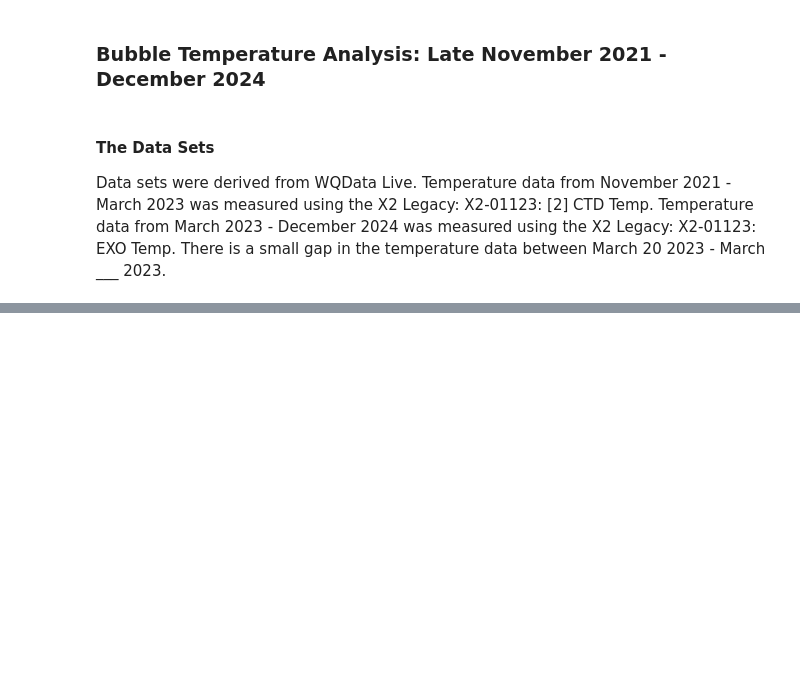
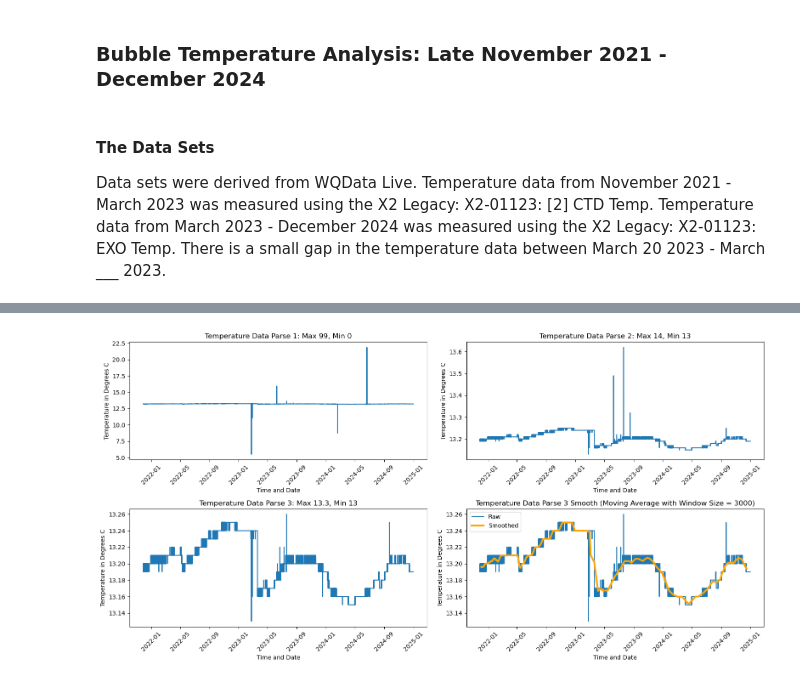
Before and after one commit to miaaaronson/ENE390, a Jupyter notebook: Thesis_Work/Misc_Code/All_Bubble_Data_ASOF2024.ipynb, the cells around one changed output, grey strips where cells are left out. Drawn from its saved outputs; the diff is of its cells as text; code cells hidden in the pictures; blank space fills up the shorter version.

```diff
--- a/Thesis_Work/Misc_Code/All_Bubble_Data_ASOF2024.ipynb
+++ b/Thesis_Work/Misc_Code/All_Bubble_Data_ASOF2024.ipynb
@@ -156,19 +119,0 @@ plt.show()
-# %%
-max_threshold = 13.3
-min_threshold = 13
-
-all_temp_data = all_temp_data[all_temp_data["Temperature (C)"] > min_threshold]
-all_temp_data = all_temp_data[all_temp_data["Temperature (C)"]< max_threshold]
-
-x = all_temp_data['Time and Date']
-y = all_temp_data['Temperature (C)']
-y_smooth = y.rolling(window=3000, center=True).mean()
-
-plt.plot(x, y, label = 'Raw Temperature')
-plt.plot(x, y_smooth, label = 'Smoothed Temperature', linewidth = 3)
-plt.title('All Bubble Temperature Data - Maximum = 13.3, Minimum = 13')
-plt.xlabel('Time and Date')
-plt.ylabel("Temperature in Degrees C")
-plt.xticks(rotation=45)
-plt.legend()
-plt.show()
@@ -176,0 +120,68 @@ plt.show()
+# %%
+max_threshold_1 = 99
+min_threshold_1 = 0
+
+max_threshold_2 = 14
+min_threshold_2 = 13
+
+max_threshold_3 = 13.3
+min_threshold_3 = 13
+
+# Correct filtering
+parse_1 = all_temp_data[(all_temp_data["Temperature (C)"] > min_threshold_1) &
+                        (all_temp_data["Temperature (C)"] < max_threshold_1)]
+
+parse_2 = all_temp_data[(all_temp_data["Temperature (C)"] > min_threshold_2) &
+                        (all_temp_data["Temperature (C)"] < max_threshold_2)]
+
+parse_3 = all_temp_data[(all_temp_data["Temperature (C)"] > min_threshold_3) &
+                        (all_temp_data["Temperature (C)"] < max_threshold_3)]
+
+# Extract values for plotting
+x_p1 = parse_1['Time and Date']
+y_p1 = parse_1['Temperature (C)']
+
+x_p2 = parse_2['Time and Date']
+y_p2 = parse_2['Temperature (C)']
+
+x_p3 = parse_3['Time and Date']
+y_p3 = parse_3['Temperature (C)']
+
+# Smooth the full dataset (assuming you want this for the whole dataset)
+x_all = all_temp_data['Time and Date']
+y_all = all_temp_data['Temperature (C)']
+y_smooth = y_p3.rolling(window=3000, center=True).mean()
+
+# Plotting
+fig, axs = plt.subplots(2, 2, figsize=(16, 8))
+
+axs[0, 0].plot(x_p1, y_p1)
+axs[0, 0].set_title("Temperature Data Parse 1: Max 99, Min 0")
+axs[0, 0].set_xlabel('Time and Date')
+axs[0, 0].set_ylabel('Temperature in Degrees C')
+
+axs[0, 1].plot(x_p2, y_p2)
+axs[0, 1].set_title("Temperature Data Parse 2: Max 14, Min 13")
+axs[0, 1].set_xlabel('Time and Date')
+axs[0, 1].set_ylabel('Temperature in Degrees C')
+
+axs[1, 0].plot(x_p3, y_p3)
+axs[1, 0].set_title("Temperature Data Parse 3: Max 13.3, Min 13")
+axs[1, 0].set_xlabel('Time and Date')
+axs[1, 0].set_ylabel('Temperature in Degrees C')
+
+axs[1, 1].plot(x_p3, y_p3, label='Raw')
+axs[1, 1].plot(x_p3, y_smooth, label='Smoothed', color='orange', linewidth = 3)
+axs[1, 1].set_title("Temperature Data Parse 3 Smooth (Moving Average with Window Size = 3000)")
+axs[1, 1].set_xlabel('Time and Date')
+axs[1, 1].set_ylabel('Temperature in Degrees C')
+axs[1, 1].legend()
+
+for ax in axs.flat:
+    ax.tick_params(axis='x', rotation=45)
+
+plt.subplots_adjust(hspace=1)
+plt.tight_layout()
+plt.show()
+# %% [output]
+[figure, added]
```
Also changed, not shown: parts of 4 cells of this notebook, 5 other files.
